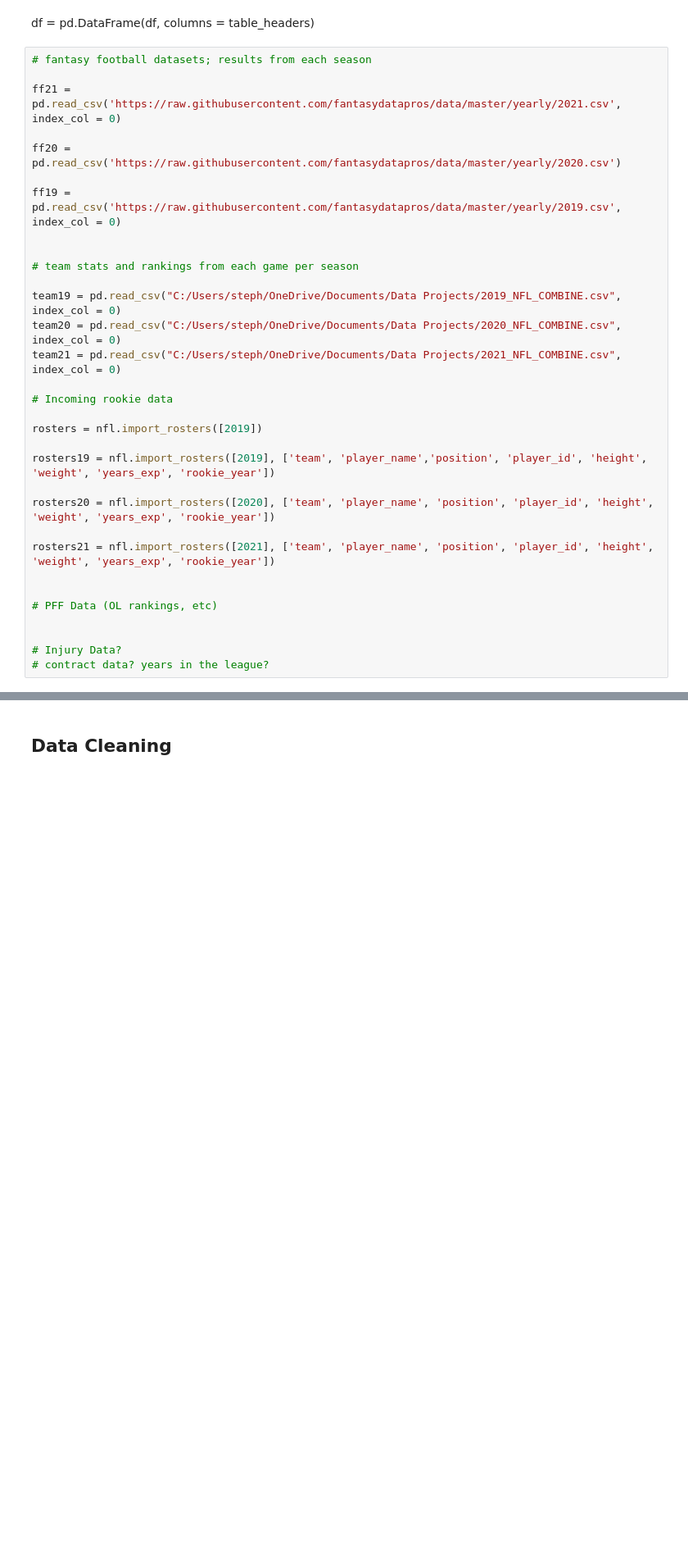
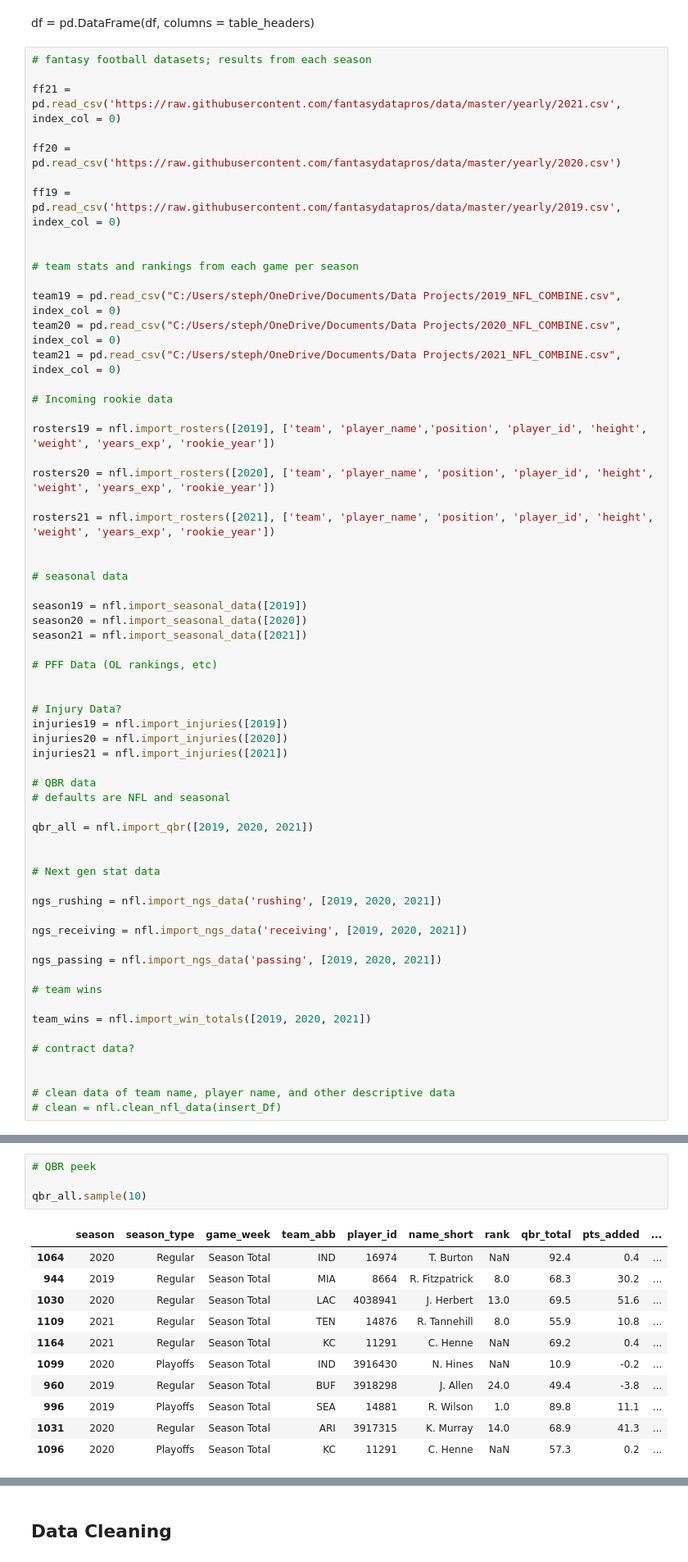
Before and after one commit to stephenkuc/Predicting_Fantasy_Football_Scores, a Jupyter notebook: FF_Analysis_ffpoints.ipynb, the cells around one changed output, grey strips where cells are left out. Shown at 82% size. Drawn from its saved outputs; the diff is of its cells as text; blank space fills up the shorter version.

Commit message:
More datasets
Added more datasets (QBR, next gen stats, team stats) and grouped teams to find avg yearly stats

```diff
--- a/FF_Analysis_ffpoints.ipynb
+++ b/FF_Analysis_ffpoints.ipynb
@@ -44,8 +44,6 @@ team21 = pd.read_csv("C:/Users/steph/OneDrive/Documents/Data Projects/2021_NFL_C
 
 # Incoming rookie data
 
-rosters = nfl.import_rosters([2019])
-
 rosters19 = nfl.import_rosters([2019], ['team', 'player_name','position', 'player_id', 'height', 'weight', 'years_exp', 'rookie_year'])
 
 rosters20 = nfl.import_rosters([2020], ['team', 'player_name', 'position', 'player_id', 'height', 'weight', 'years_exp', 'rookie_year'])
@@ -53,8 +51,40 @@ rosters20 = nfl.import_rosters([2020], ['team', 'player_name', 'position', 'play
 rosters21 = nfl.import_rosters([2021], ['team', 'player_name', 'position', 'player_id', 'height', 'weight', 'years_exp', 'rookie_year'])
 
 
+# seasonal data
+
+season19 = nfl.import_seasonal_data([2019])
+season20 = nfl.import_seasonal_data([2020])
+season21 = nfl.import_seasonal_data([2021])
+
 # PFF Data (OL rankings, etc)
 
 
 # Injury Data?
-# contract data? years in the league?
+injuries19 = nfl.import_injuries([2019])
+injuries20 = nfl.import_injuries([2020])
+injuries21 = nfl.import_injuries([2021])
+
+# QBR data
+# defaults are NFL and seasonal
+
+qbr_all = nfl.import_qbr([2019, 2020, 2021])
+
+
+# Next gen stat data
+
+ngs_rushing = nfl.import_ngs_data('rushing', [2019, 2020, 2021])
+
+ngs_receiving = nfl.import_ngs_data('receiving', [2019, 2020, 2021])
+
+ngs_passing = nfl.import_ngs_data('passing', [2019, 2020, 2021])
+
+# team wins
+
+team_wins = nfl.import_win_totals([2019, 2020, 2021])
+
+# contract data?
+
+
+# clean data of team name, player name, and other descriptive data
+# clean = nfl.clean_nfl_data(insert_Df)
@@ -76,0 +103,16 @@ rosters19.loc[rosters19['rookie_year'] == 2019]
+# %%
+# QBR peek
+
+qbr_all.sample(10)
+# %% [output]
+|  | season | season_type | game_week | team_abb | player_id | name_short | rank | qbr_total | pts_added | ... |
+| 1064 | 2020 | Regular | Season Total | IND | 16974 | T. Burton | NaN | 92.4 | 0.4 | ... |
+| 944 | 2019 | Regular | Season Total | MIA | 8664 | R. Fitzpatrick | 8.0 | 68.3 | 30.2 | ... |
+| 1030 | 2020 | Regular | Season Total | LAC | 4038941 | J. Herbert | 13.0 | 69.5 | 51.6 | ... |
+| 1109 | 2021 | Regular | Season Total | TEN | 14876 | R. Tannehill | 8.0 | 55.9 | 10.8 | ... |
+| 1164 | 2021 | Regular | Season Total | KC | 11291 | C. Henne | NaN | 69.2 | 0.4 | ... |
+| 1099 | 2020 | Playoffs | Season Total | IND | 3916430 | N. Hines | NaN | 10.9 | -0.2 | ... |
+| 960 | 2019 | Regular | Season Total | BUF | 3918298 | J. Allen | 24.0 | 49.4 | -3.8 | ... |
+| 996 | 2019 | Playoffs | Season Total | SEA | 14881 | R. Wilson | 1.0 | 89.8 | 11.1 | ... |
+| 1031 | 2020 | Regular | Season Total | ARI | 3917315 | K. Murray | 14.0 | 68.9 | 41.3 | ... |
+| 1096 | 2020 | Playoffs | Season Total | KC | 11291 | C. Henne | NaN | 57.3 | 0.2 | ... |
```
Also changed, not shown: parts of 11 cells of this notebook.
